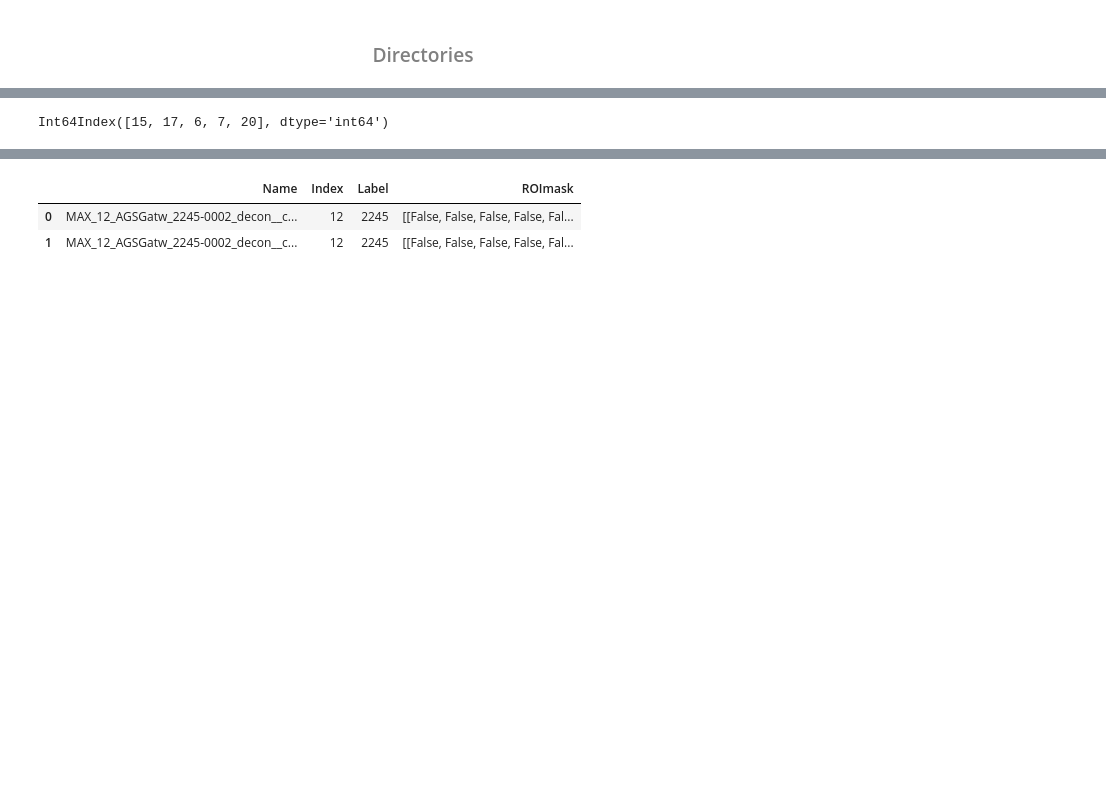
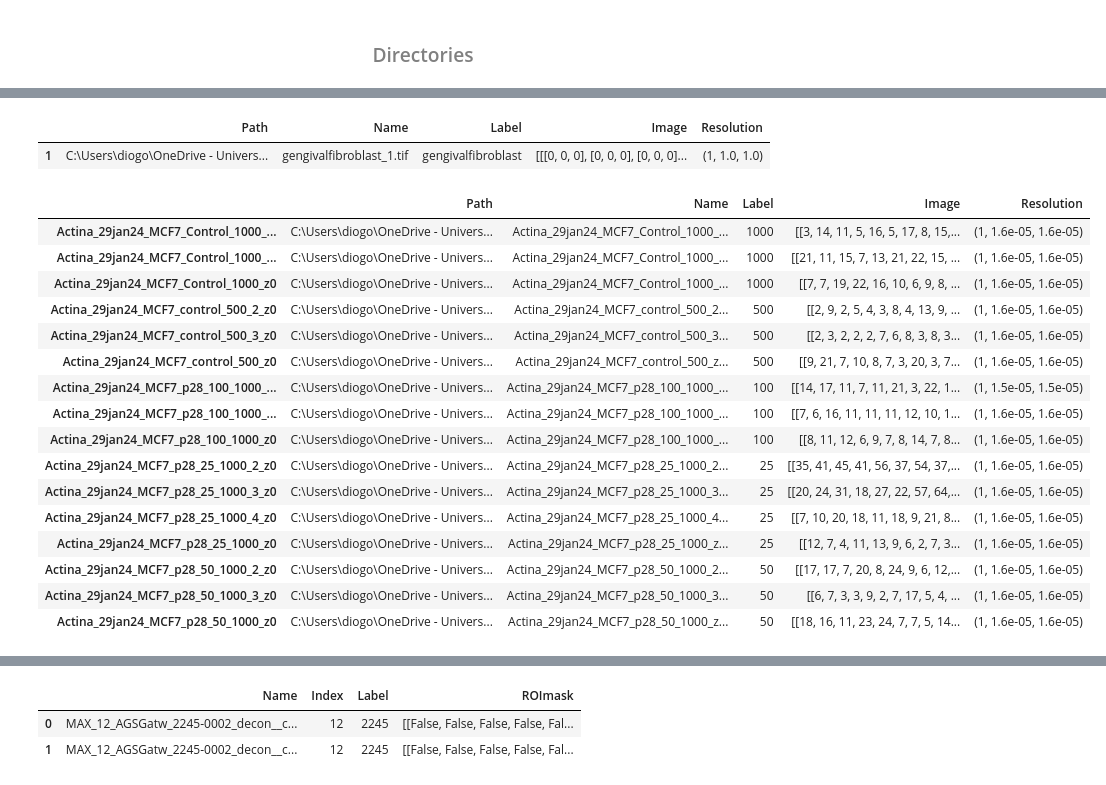
Before and after one commit to diogojfv/aTubulinOrganization, a Jupyter notebook: 4 - Cell Segmentation.ipynb, the cells around one changed output, grey strips where cells are left out. Drawn from its saved outputs; the diff is of its cells as text; code cells hidden in the pictures; blank space fills up the shorter version.

```diff
--- a/4 - Cell Segmentation.ipynb
+++ b/4 - Cell Segmentation.ipynb
@@ -131,9 +159,30 @@ def init_import(folder, denominator):
 
 folder    = 'C:\\Users\\diogo\\OneDrive - Universidade de Lisboa\\Ambiente de Trabalho\\WORK\\Cardiomyocytes\\data'
 data      = init_import(folder,label_cardiomyocytes)
-# %%
-data.index
-# %% [output]
-Int64Index([15, 17, 6, 7, 20], dtype='int64')
+# %%
+data['CYTO']
+# %% [output]
+|  | Path | Name | Label | Image | Resolution |
+| 1 | C:\Users\diogo\OneDrive - Univers... | gengivalfibroblast_1.tif | gengivalfibroblast | [[[0, 0, 0], [0, 0, 0], [0, 0, 0]... | (1, 1.0, 1.0) |
+# %%
+data['CYTO']
+# %% [output]
+|  | Path | Name | Label | Image | Resolution |
+| Actina_29jan24_MCF7_Control_1000_... | C:\Users\diogo\OneDrive - Univers... | Actina_29jan24_MCF7_Control_1000_... | 1000 | [[3, 14, 11, 5, 16, 5, 17, 8, 15,... | (1, 1.6e-05, 1.6e-05) |
+| Actina_29jan24_MCF7_Control_1000_... | C:\Users\diogo\OneDrive - Univers... | Actina_29jan24_MCF7_Control_1000_... | 1000 | [[21, 11, 15, 7, 13, 21, 22, 15, ... | (1, 1.6e-05, 1.6e-05) |
+| Actina_29jan24_MCF7_Control_1000_z0 | C:\Users\diogo\OneDrive - Univers... | Actina_29jan24_MCF7_Control_1000_... | 1000 | [[7, 7, 19, 22, 16, 10, 6, 9, 8, ... | (1, 1.6e-05, 1.6e-05) |
+| Actina_29jan24_MCF7_control_500_2_z0 | C:\Users\diogo\OneDrive - Univers... | Actina_29jan24_MCF7_control_500_2... | 500 | [[2, 9, 2, 5, 4, 3, 8, 4, 13, 9, ... | (1, 1.6e-05, 1.6e-05) |
+| Actina_29jan24_MCF7_control_500_3_z0 | C:\Users\diogo\OneDrive - Univers... | Actina_29jan24_MCF7_control_500_3... | 500 | [[2, 3, 2, 2, 2, 7, 6, 8, 3, 8, 3... | (1, 1.6e-05, 1.6e-05) |
+| Actina_29jan24_MCF7_control_500_z0 | C:\Users\diogo\OneDrive - Univers... | Actina_29jan24_MCF7_control_500_z... | 500 | [[9, 21, 7, 10, 8, 7, 3, 20, 3, 7... | (1, 1.6e-05, 1.6e-05) |
+| Actina_29jan24_MCF7_p28_100_1000_... | C:\Users\diogo\OneDrive - Univers... | Actina_29jan24_MCF7_p28_100_1000_... | 100 | [[14, 17, 11, 7, 11, 21, 3, 22, 1... | (1, 1.5e-05, 1.5e-05) |
+| Actina_29jan24_MCF7_p28_100_1000_... | C:\Users\diogo\OneDrive - Univers... | Actina_29jan24_MCF7_p28_100_1000_... | 100 | [[7, 6, 16, 11, 11, 11, 12, 10, 1... | (1, 1.6e-05, 1.6e-05) |
+| Actina_29jan24_MCF7_p28_100_1000_z0 | C:\Users\diogo\OneDrive - Univers... | Actina_29jan24_MCF7_p28_100_1000_... | 100 | [[8, 11, 12, 6, 9, 7, 8, 14, 7, 8... | (1, 1.6e-05, 1.6e-05) |
+| Actina_29jan24_MCF7_p28_25_1000_2_z0 | C:\Users\diogo\OneDrive - Univers... | Actina_29jan24_MCF7_p28_25_1000_2... | 25 | [[35, 41, 45, 41, 56, 37, 54, 37,... | (1, 1.6e-05, 1.6e-05) |
+| Actina_29jan24_MCF7_p28_25_1000_3_z0 | C:\Users\diogo\OneDrive - Univers... | Actina_29jan24_MCF7_p28_25_1000_3... | 25 | [[20, 24, 31, 18, 27, 22, 57, 64,... | (1, 1.6e-05, 1.6e-05) |
+| Actina_29jan24_MCF7_p28_25_1000_4_z0 | C:\Users\diogo\OneDrive - Univers... | Actina_29jan24_MCF7_p28_25_1000_4... | 25 | [[7, 10, 20, 18, 11, 18, 9, 21, 8... | (1, 1.6e-05, 1.6e-05) |
+| Actina_29jan24_MCF7_p28_25_1000_z0 | C:\Users\diogo\OneDrive - Univers... | Actina_29jan24_MCF7_p28_25_1000_z... | 25 | [[12, 7, 4, 11, 13, 9, 6, 2, 7, 3... | (1, 1.6e-05, 1.6e-05) |
+| Actina_29jan24_MCF7_p28_50_1000_2_z0 | C:\Users\diogo\OneDrive - Univers... | Actina_29jan24_MCF7_p28_50_1000_2... | 50 | [[17, 17, 7, 20, 8, 24, 9, 6, 12,... | (1, 1.6e-05, 1.6e-05) |
+| Actina_29jan24_MCF7_p28_50_1000_3_z0 | C:\Users\diogo\OneDrive - Univers... | Actina_29jan24_MCF7_p28_50_1000_3... | 50 | [[6, 7, 3, 3, 9, 2, 7, 17, 5, 4, ... | (1, 1.6e-05, 1.6e-05) |
+| Actina_29jan24_MCF7_p28_50_1000_z0 | C:\Users\diogo\OneDrive - Univers... | Actina_29jan24_MCF7_p28_50_1000_z... | 50 | [[18, 16, 11, 23, 24, 7, 7, 5, 14... | (1, 1.6e-05, 1.6e-05) |
 # %%
 %matplotlib qt
```
Also changed, not shown: parts of 10 cells of this notebook, 17 other files.
